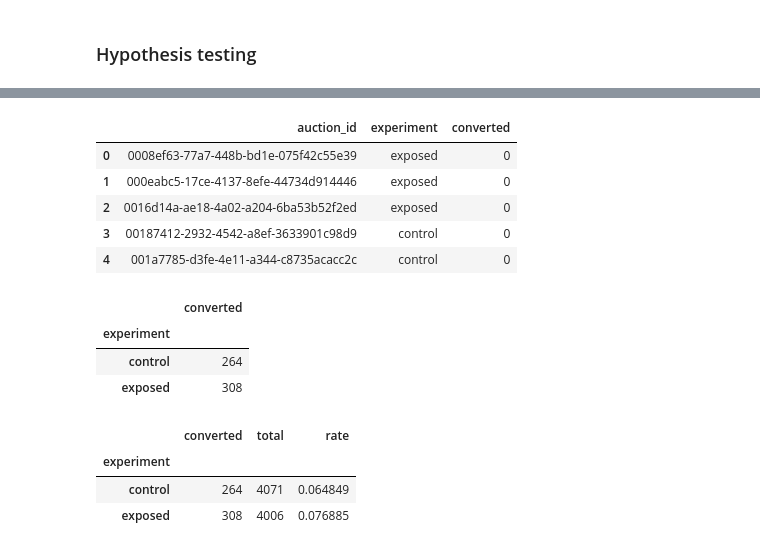
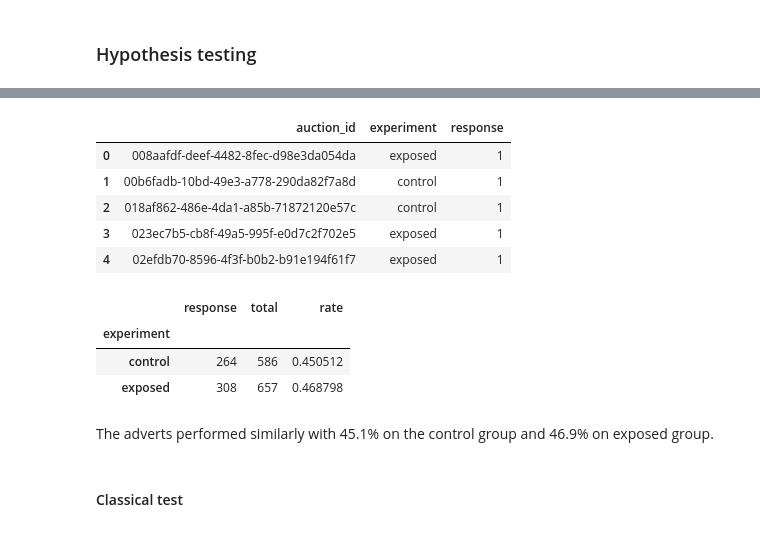
Before and after one commit to khaiyra/smartad-campaign-performance, a Jupyter notebook: notebook/SmartAd.ipynb, the cells around one changed output, grey strips where cells are left out. Saved outputs shown, nothing was run; the diff lists cells and outputs as text; code cells hidden in the pictures.

Commit message:
performed classical a/b test

```diff
--- a/notebook/SmartAd.ipynb
+++ b/notebook/SmartAd.ipynb
@@ -148,3 +148,8 @@ no                2
 dtype: int64
 # %% [markdown]
 ### Hypothesis testing
+# %%
+# get users who responded yes or no
+responded_df = data[data['yes'] == 1].append(data[data['no'] == 1]).reset_index()
+responded_df.drop('index', axis=1, inplace=True) # drop index from the original dataset
+responded_df.shape
@@ -151,12 +169,12 @@ dtype: int64
 # %%
-#subset of users with id and eexperiment group
-users_df = pd.DataFrame(data[['auction_id', 'experiment']])
-users_df['converted'] = data.yes # add column for response
+# create dataframe of responded groups
+users_df = pd.DataFrame(responded_df[['auction_id', 'experiment']])
+users_df['response'] = responded_df.yes # add response column
 users_df.head()
 # %% [output]
-|  | auction_id | experiment | converted |
-| 0 | 0008ef63-77a7-448b-bd1e-075f42c55e39 | exposed | 0 |
-| 1 | 000eabc5-17ce-4137-8efe-44734d914446 | exposed | 0 |
-| 2 | 0016d14a-ae18-4a02-a204-6ba53b52f2ed | exposed | 0 |
-| 3 | 00187412-2932-4542-a8ef-3633901c98d9 | control | 0 |
-| 4 | 001a7785-d3fe-4e11-a344-c8735acacc2c | control | 0 |
+|  | auction_id | experiment | response |
+| 0 | 008aafdf-deef-4482-8fec-d98e3da054da | exposed | 1 |
+| 1 | 00b6fadb-10bd-49e3-a778-290da82f7a8d | control | 1 |
+| 2 | 018af862-486e-4da1-a85b-71872120e57c | control | 1 |
+| 3 | 023ec7b5-cb8f-49a5-995f-e0d7c2f702e5 | exposed | 1 |
+| 4 | 02efdb70-8596-4f3f-b0b2-b91e194f61f7 | exposed | 1 |
@@ -167,19 +181,15 @@ control = users_df[users_df.experiment == 'control']
 # %%
-# pivot table to get the sum of converted users in each group
-summary = users_df.pivot_table(values = 'converted', index = 'experiment', aggfunc = np.sum)
-summary
+# pivot table to get the sum and rate of converted users in each group
+conversion = users_df.pivot_table(values = 'response', index = 'experiment', aggfunc = np.sum)
+conversion['total'] = users_df.pivot_table(values='response', index='experiment', aggfunc=lambda x: len(x))
+conversion['rate'] = users_df.pivot_table(values='response', index='experiment')
+conversion
 # %% [output]
-|  | converted |
-| experiment |  |
-| control | 264 |
-| exposed | 308 |
+|  | response | total | rate |
+| experiment |  |  |  |
+| control | 264 | 586 | 0.450512 |
+| exposed | 308 | 657 | 0.468798 |
-# %%
-# add additional columns to the pivot table
-summary['total'] = users_df.pivot_table(values='converted', index='experiment', aggfunc=lambda x: len(x))
-summary['rate'] = users_df.pivot_table(values='converted', index='experiment')
-summary
-# %% [output]
-|  | converted | total | rate |
-| experiment |  |  |  |
-| control | 264 | 4071 | 0.064849 |
-| exposed | 308 | 4006 | 0.076885 |
+# %% [markdown]
+The adverts performed similarly with 45.1% on the control group and 46.9% on exposed group.
+# %% [markdown]
+#### Classical test
```
Also changed, not shown: parts of 13 cells of this notebook.
